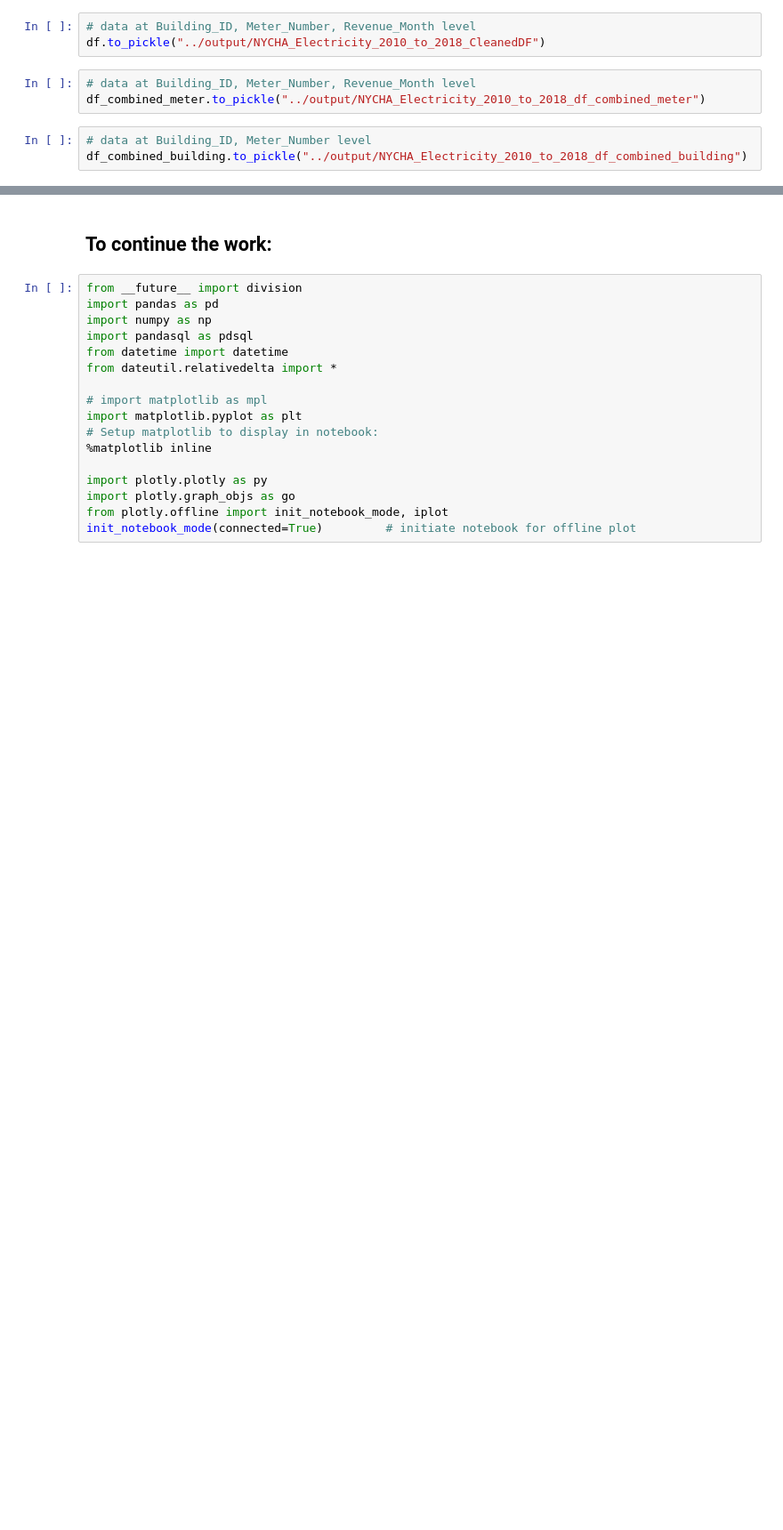
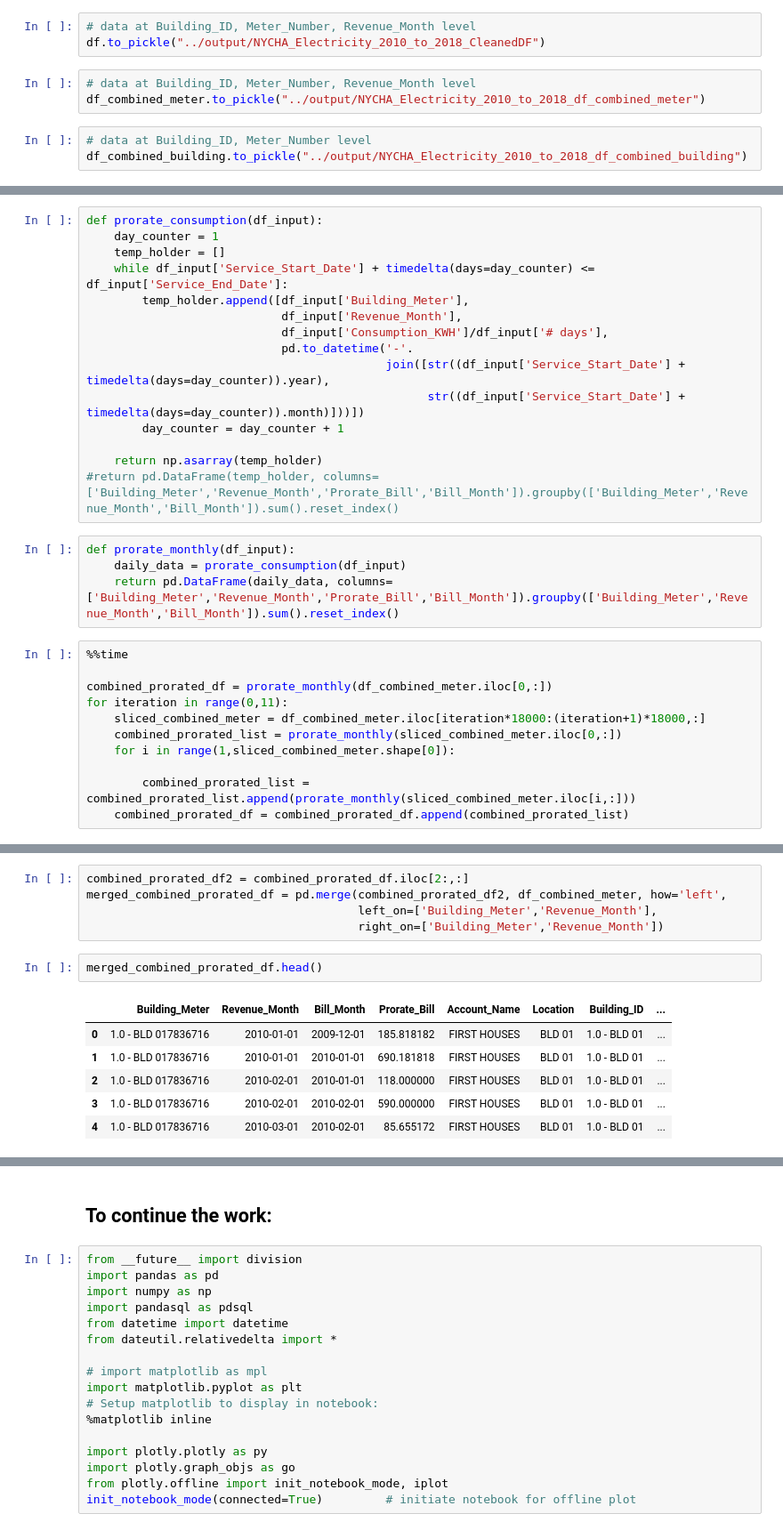
Before and after one commit to jasonfeiwang/Anomaly-Detectors, a Jupyter notebook: src/EDA-NYCHA-Electricity.ipynb, the cells around one changed output, grey strips where cells are left out. Shown at 89% size. Saved outputs shown, nothing was run; the diff lists cells and outputs as text; blank space fills up the shorter version.

Commit message:
adding prorate function for consumption_KWH

```diff
--- a/src/EDA-NYCHA-Electricity.ipynb
+++ b/src/EDA-NYCHA-Electricity.ipynb
@@ -926,0 +1236,30 @@ df_combined_building.to_pickle("../output/NYCHA_Electricity_2010_to_2018_df_comb
+# %%
+def prorate_consumption(df_input):
+    day_counter = 1
+    temp_holder = []
+    while df_input['Service_Start_Date'] + timedelta(days=day_counter) <= df_input['Service_End_Date']:
+        temp_holder.append([df_input['Building_Meter'],
+                            df_input['Revenue_Month'],
+                            df_input['Consumption_KWH']/df_input['# days'],
+                            pd.to_datetime('-'.
+                                           join([str((df_input['Service_Start_Date'] + timedelta(days=day_counter)).year),
+                                                 str((df_input['Service_Start_Date'] + timedelta(days=day_counter)).month)]))])
+        day_counter = day_counter + 1
+
+    return np.asarray(temp_holder)
+#return pd.DataFrame(temp_holder, columns=['Building_Meter','Revenue_Month','Prorate_Bill','Bill_Month']).groupby(['Building_Meter','Revenue_Month','Bill_Month']).sum().reset_index()
+# %%
+def prorate_monthly(df_input):
+    daily_data = prorate_consumption(df_input)
+    return pd.DataFrame(daily_data, columns=['Building_Meter','Revenue_Month','Prorate_Bill','Bill_Month']).groupby(['Building_Meter','Revenue_Month','Bill_Month']).sum().reset_index()
+# %%
+%%time
+
+combined_prorated_df = prorate_monthly(df_combined_meter.iloc[0,:])
+for iteration in range(0,11):
+    sliced_combined_meter = df_combined_meter.iloc[iteration*18000:(iteration+1)*18000,:]
+    combined_prorated_list = prorate_monthly(sliced_combined_meter.iloc[0,:])
+    for i in range(1,sliced_combined_meter.shape[0]):
+
+        combined_prorated_list = combined_prorated_list.append(prorate_monthly(sliced_combined_meter.iloc[i,:]))
+    combined_prorated_df = combined_prorated_df.append(combined_prorated_list)
@@ -926,0 +1269,14 @@ df_combined_building.to_pickle("../output/NYCHA_Electricity_2010_to_2018_df_comb
+# %%
+combined_prorated_df2 = combined_prorated_df.iloc[2:,:]
+merged_combined_prorated_df = pd.merge(combined_prorated_df2, df_combined_meter, how='left',
+                                       left_on=['Building_Meter','Revenue_Month'],
+                                       right_on=['Building_Meter','Revenue_Month'])
+# %%
+merged_combined_prorated_df.head()
+# %% [output]
+|  | Building_Meter | Revenue_Month | Bill_Month | Prorate_Bill | Account_Name | Location | Building_ID | ... |
+| 0 | 1.0 - BLD 017836716 | 2010-01-01 | 2009-12-01 | 185.818182 | FIRST HOUSES | BLD 01 | 1.0 - BLD 01 | ... |
+| 1 | 1.0 - BLD 017836716 | 2010-01-01 | 2010-01-01 | 690.181818 | FIRST HOUSES | BLD 01 | 1.0 - BLD 01 | ... |
+| 2 | 1.0 - BLD 017836716 | 2010-02-01 | 2010-01-01 | 118.000000 | FIRST HOUSES | BLD 01 | 1.0 - BLD 01 | ... |
+| 3 | 1.0 - BLD 017836716 | 2010-02-01 | 2010-02-01 | 590.000000 | FIRST HOUSES | BLD 01 | 1.0 - BLD 01 | ... |
+| 4 | 1.0 - BLD 017836716 | 2010-03-01 | 2010-02-01 | 85.655172 | FIRST HOUSES | BLD 01 | 1.0 - BLD 01 | ... |
```
Also changed, not shown: parts of 66 cells of this notebook, 1 other file.
